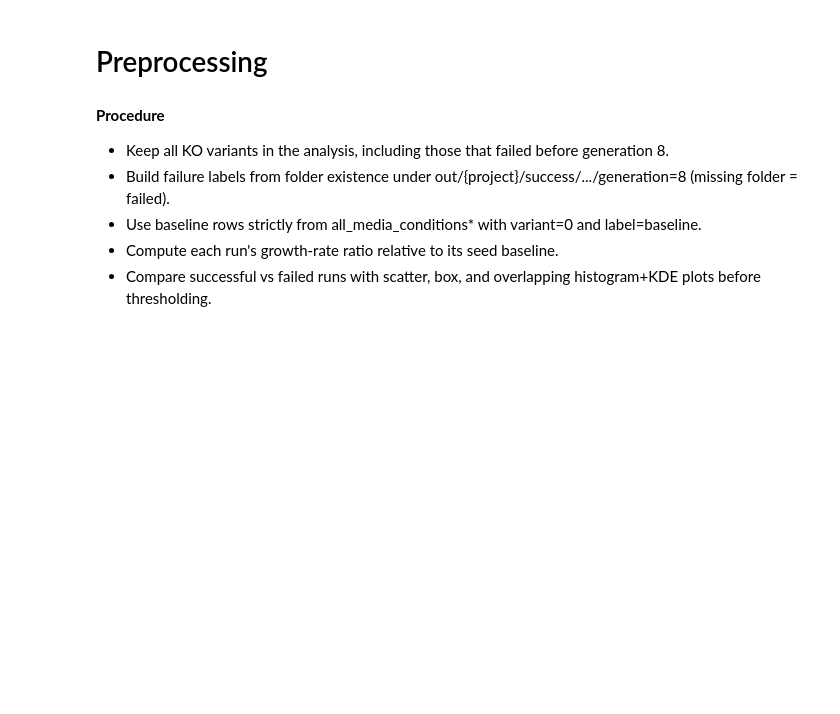
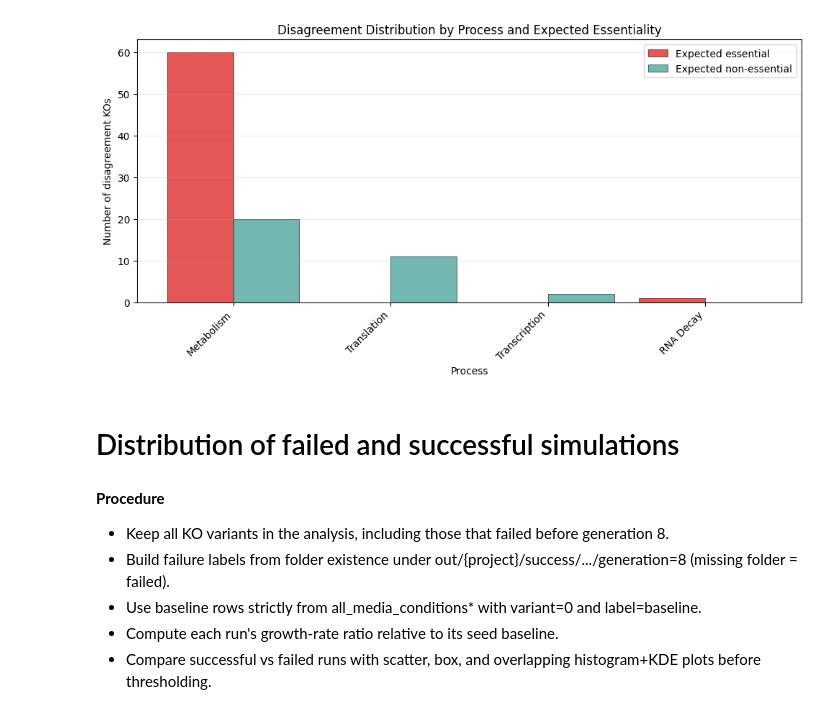
Before and after one commit to katha815/vEcoli-Local, a Jupyter notebook: surrogate/baseline_growth_rate.ipynb, the cells around one changed output. Drawn from its saved outputs; the diff is of its cells as text; code cells hidden in the pictures; blank space fills up the shorter version.

```diff
--- a/surrogate/baseline_growth_rate.ipynb
+++ b/surrogate/baseline_growth_rate.ipynb
@@ -1,5 +404,81 @@
+# %%
+from pathlib import Path
+
+import matplotlib.pyplot as plt
+import numpy as np
+import pandas as pd
+
+# Load disagreement-only table saved in previous step
+failed_tbl_path = Path(
+    "/user/home/il22158/work/vEcoli/surrogate/comparison/"
+    "simulation_failure_disagreement_with_process_labels.csv"
+)
+failed_tbl = pd.read_csv(failed_tbl_path)
+
+# Build expected class column
+if "expected_category" in failed_tbl.columns:
+    cat_series = failed_tbl["expected_category"].fillna("unknown")
+else:
+    cat_series = failed_tbl["expected_failed_before_gen8"].map(
+        lambda x: "expected_essential" if bool(x) else "expected_nonessential"
+    )
+
+plot_df = failed_tbl.copy()
+plot_df["expected_category"] = cat_series
+
+# Keep only the two requested classes for side-by-side comparison
+valid_classes = ["expected_essential", "expected_nonessential"]
+plot_df = plot_df[plot_df["expected_category"].isin(valid_classes)].copy()
+plot_df["Process"] = plot_df["Process"].fillna("Unknown")
+
+# Count disagreement KOs by process and expected class
+counts = (
+    plot_df.groupby(["Process", "expected_category"])
+    .size()
+    .unstack(fill_value=0)
+    .reindex(columns=valid_classes, fill_value=0)
+)
+
+# Sort processes by total disagreement count (descending)
+counts = counts.assign(_total=counts.sum(axis=1)).sort_values("_total", ascending=False).drop(columns=["_total"])
+
+# Grouped bar plot: adjacent bars for essential vs non-essential within each process
+x = np.arange(len(counts.index))
+bar_w = 0.42
+
+plt.figure(figsize=(max(10, 0.42 * len(counts.index) + 4), 5.2))
+plt.bar(
+    x - bar_w / 2,
+    counts["expected_essential"].values,
+    width=bar_w,
+    color="#E45756",
+    edgecolor="black",
+    linewidth=0.4,
+    label="Expected essential",
+)
+plt.bar(
+    x + bar_w / 2,
+    counts["expected_nonessential"].values,
+    width=bar_w,
+    color="#72B7B2",
+    edgecolor="black",
+    linewidth=0.4,
+    label="Expected non-essential",
+)
+
+plt.title("Disagreement Distribution by Process and Expected Essentiality")
+plt.xlabel("Process")
+plt.ylabel("Number of disagreement KOs")
+plt.xticks(x, counts.index, rotation=45, ha="right")
+plt.grid(axis="y", alpha=0.25)
+plt.legend()
+plt.tight_layout()
+plt.savefig(failed_tbl_path.parent / "disagreement_by_process_and_category.png")
+plt.show()
+# %% [output]
+[figure, added]
 # %% [markdown]
-# Preprocessing
+# Distribution of failed and successful simulations
 # %% [markdown]
 **Procedure**
 
```
Also changed, not shown: parts of 24 cells of this notebook, 7 other files.
